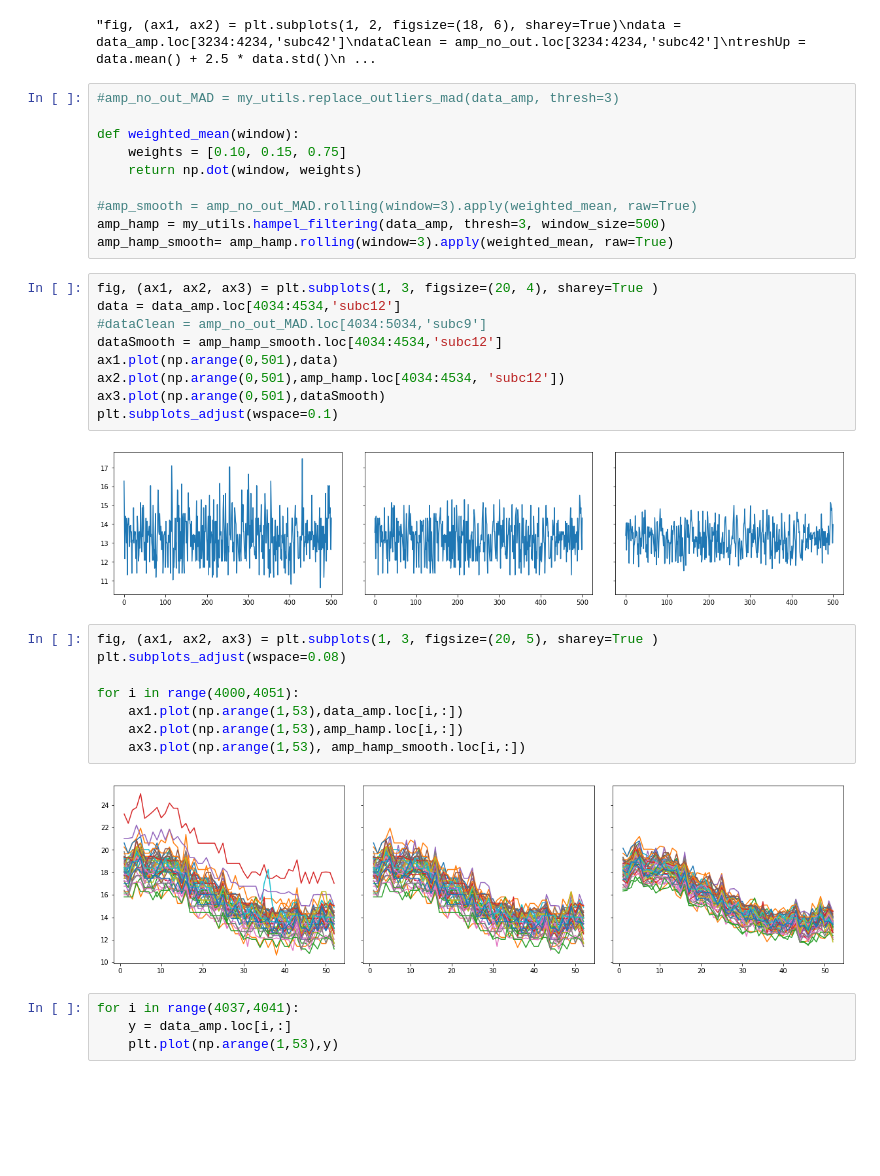
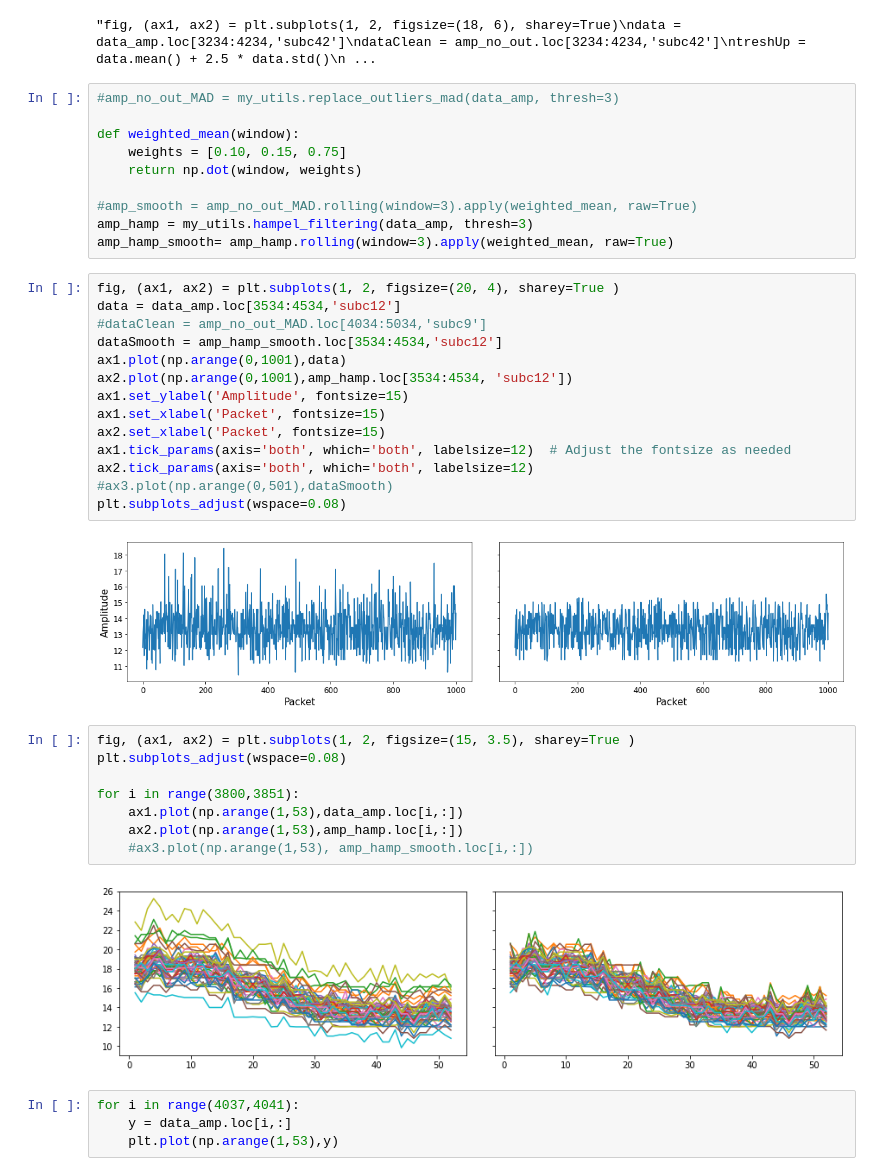
Before and after one commit to Paco-Danes/Thesis, a Jupyter notebook: Code/cleaningAndPlots.ipynb, the cells around one changed output. Drawn from its saved outputs; the diff is of its cells as text; blank space fills up the shorter version.

```diff
--- a/Code/cleaningAndPlots.ipynb
+++ b/Code/cleaningAndPlots.ipynb
@@ -178,29 +178,34 @@ def weighted_mean(window):
     return np.dot(window, weights)
 
 #amp_smooth = amp_no_out_MAD.rolling(window=3).apply(weighted_mean, raw=True)
-amp_hamp = my_utils.hampel_filtering(data_amp, thresh=3, window_size=500)
+amp_hamp = my_utils.hampel_filtering(data_amp, thresh=3)
 amp_hamp_smooth= amp_hamp.rolling(window=3).apply(weighted_mean, raw=True)
 # %%
-fig, (ax1, ax2, ax3) = plt.subplots(1, 3, figsize=(20, 4), sharey=True )
-data = data_amp.loc[4034:4534,'subc12']
+fig, (ax1, ax2) = plt.subplots(1, 2, figsize=(20, 4), sharey=True )
+data = data_amp.loc[3534:4534,'subc12']
 #dataClean = amp_no_out_MAD.loc[4034:5034,'subc9']
-dataSmooth = amp_hamp_smooth.loc[4034:4534,'subc12']
-ax1.plot(np.arange(0,501),data)
-ax2.plot(np.arange(0,501),amp_hamp.loc[4034:4534, 'subc12'])
-ax3.plot(np.arange(0,501),dataSmooth)
-plt.subplots_adjust(wspace=0.1)
+dataSmooth = amp_hamp_smooth.loc[3534:4534,'subc12']
+ax1.plot(np.arange(0,1001),data)
+ax2.plot(np.arange(0,1001),amp_hamp.loc[3534:4534, 'subc12'])
+ax1.set_ylabel('Amplitude', fontsize=15)
+ax1.set_xlabel('Packet', fontsize=15)
+ax2.set_xlabel('Packet', fontsize=15)
+ax1.tick_params(axis='both', which='both', labelsize=12)  # Adjust the fontsize as needed
+ax2.tick_params(axis='both', which='both', labelsize=12)
+#ax3.plot(np.arange(0,501),dataSmooth)
+plt.subplots_adjust(wspace=0.08)
 # %% [output]
-[figure, old version]
+[figure, new version]
 # %%
-fig, (ax1, ax2, ax3) = plt.subplots(1, 3, figsize=(20, 5), sharey=True )
+fig, (ax1, ax2) = plt.subplots(1, 2, figsize=(15, 3.5), sharey=True )
 plt.subplots_adjust(wspace=0.08)
 
-for i in range(4000,4051):
+for i in range(3800,3851):
     ax1.plot(np.arange(1,53),data_amp.loc[i,:])
     ax2.plot(np.arange(1,53),amp_hamp.loc[i,:])
-    ax3.plot(np.arange(1,53), amp_hamp_smooth.loc[i,:])
+    #ax3.plot(np.arange(1,53), amp_hamp_smooth.loc[i,:])
 # %% [output]
-[figure, old version]
+[figure, new version]
 # %%
 for i in range(4037,4041):
     y = data_amp.loc[i,:]
```
Also changed, not shown: parts of 8 cells of this notebook, 16 other files.
